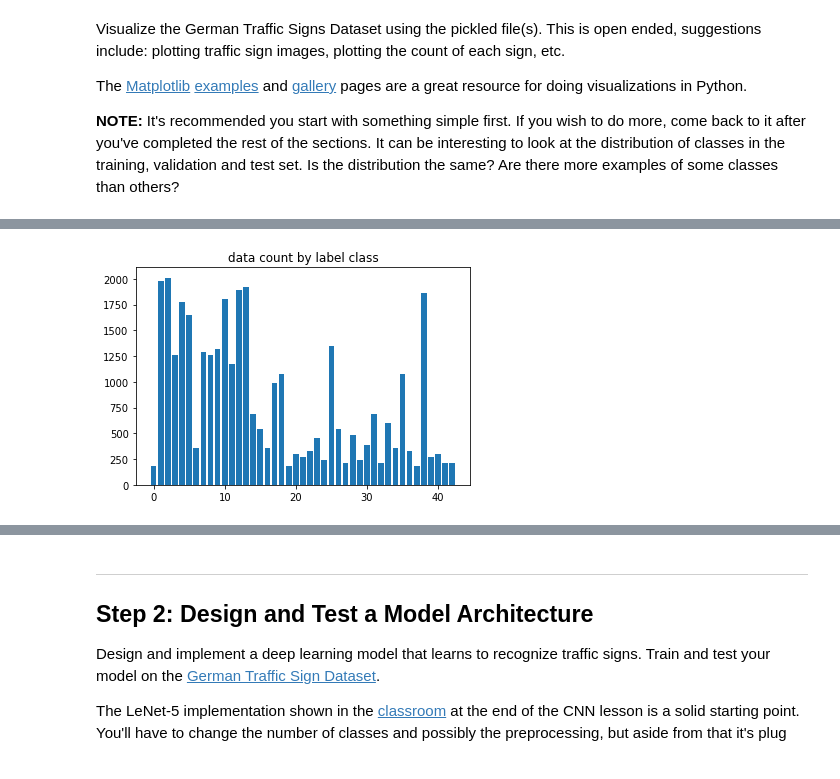
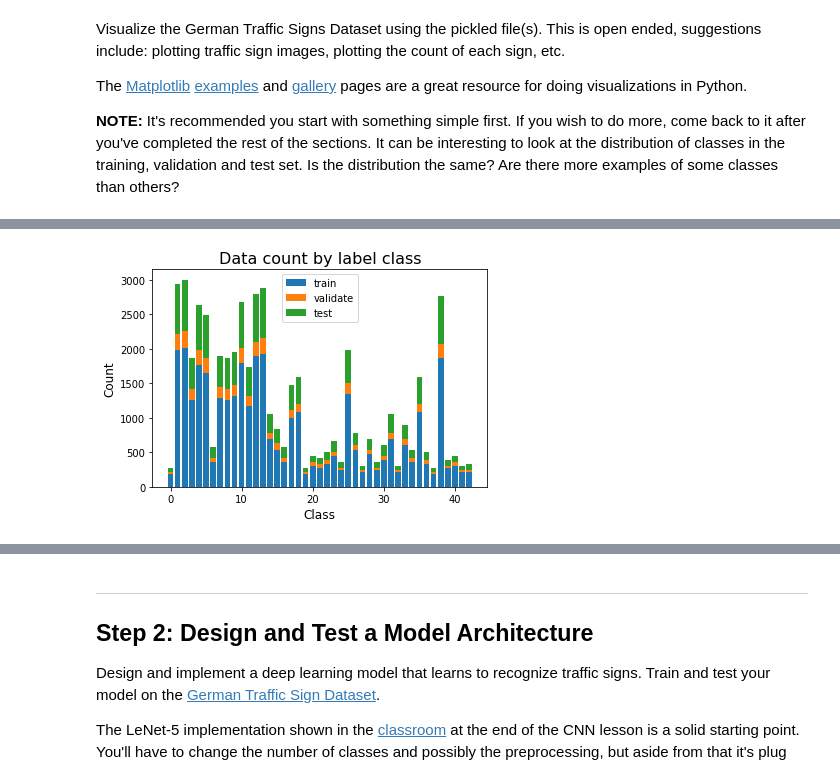
Before and after one commit to waterwheel31/SD_traffic_sign_classifier, a Jupyter notebook: Traffic_Sign_Classifier.ipynb, the cells around one changed output, grey strips where cells are left out. Cells and saved outputs as stored; diff of their text form; code cells hidden in the pictures.

```diff
--- a/Traffic_Sign_Classifier.ipynb
+++ b/Traffic_Sign_Classifier.ipynb
@@ -133,14 +133,24 @@ for c, i in enumerate(index):
 # %%
 # Count by label
 import pandas as pd
 
 count = pd.Series(y_train).groupby(y_train).count().reset_index()
+count_v = pd.Series(y_valid).groupby(y_valid).count().reset_index()
+count_t = pd.Series(y_test).groupby(y_test).count().reset_index()
 
-plt.title('data count by label class')
-plt.bar(left=count['index'], height=count[0])
+ax = plt.figure().add_subplot(1,1,1)
+ax.set_xlabel("Class", fontsize=12)
+ax.set_ylabel("Count", fontsize=12)
+plt.title('Data count by label class', fontsize=16)
+plt.bar(x=count['index'], height=count[0], label='train')
+plt.bar(x=count_v['index'], height=count_v[0], bottom=count[0], label='validate')
+plt.bar(x=count_t['index'], height=count_t[0], bottom=count[0]+count_v[0],label='test')
+plt.legend()
+
+
 pass
 # %% [output]
-[figure, old version]
+[figure, new version]
 # %%
 # Visualization by label class
 
```
Also changed, not shown: parts of 9 cells of this notebook, 10 other files.
